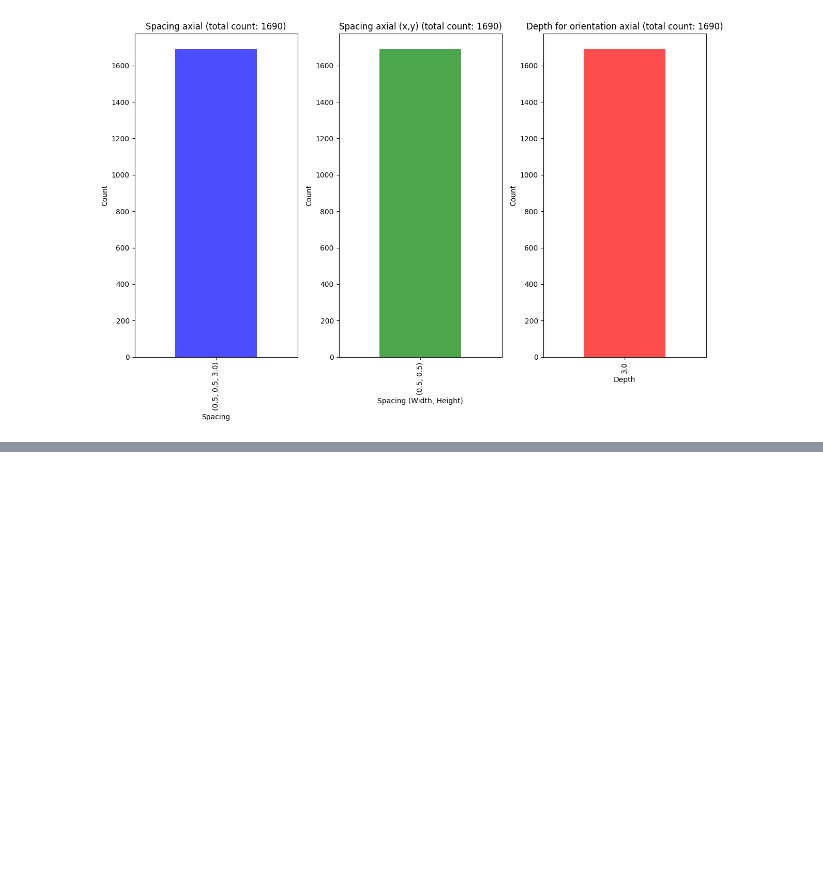
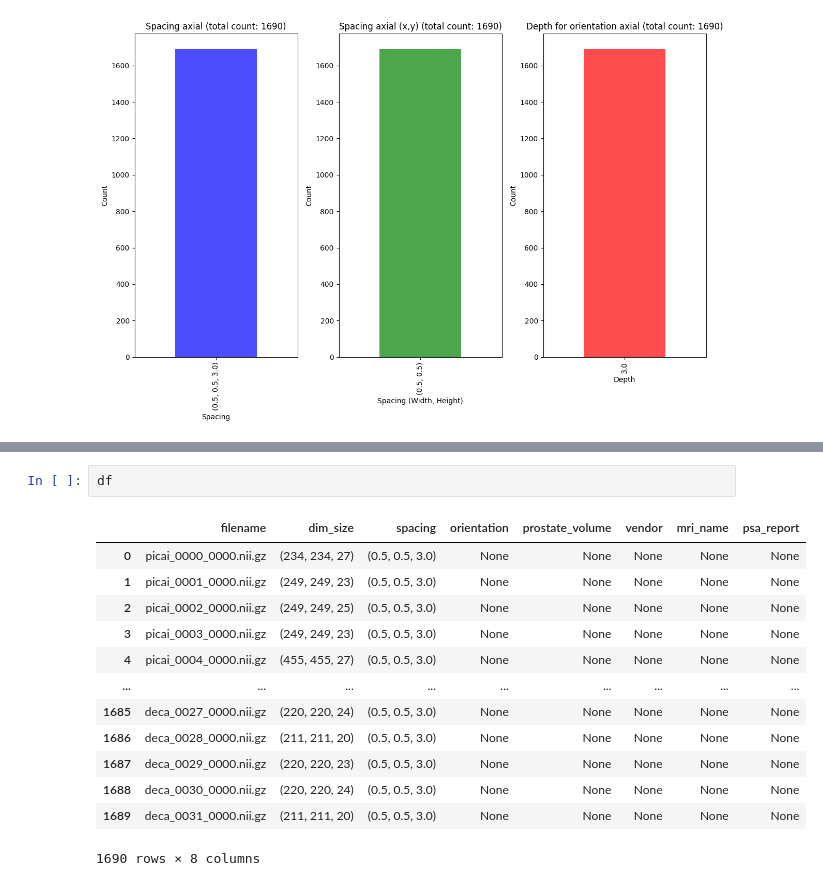
Before and after one commit to usbt0p/mri-prostate-segmentation-deeplearning, a Jupyter notebook: exploratoryAnalysis/explore_preprocessed.ipynb, the cells around one changed output, grey strips where cells are left out. Cells and saved outputs as stored; diff of their text form; blank space fills up the shorter version.

```diff
--- a/exploratoryAnalysis/explore_preprocessed.ipynb
+++ b/exploratoryAnalysis/explore_preprocessed.ipynb
@@ -246,0 +304,16 @@ interactive(children=(IntSlider(value=0, description='Slice Index', max=20), Out
+# %%
+df
+# %% [output]
+|  | filename | dim_size | spacing | orientation | prostate_volume | vendor | mri_name | psa_report |
+| 0 | picai_0000_0000.nii.gz | (234, 234, 27) | (0.5, 0.5, 3.0) | None | None | None | None | None |
+| 1 | picai_0001_0000.nii.gz | (249, 249, 23) | (0.5, 0.5, 3.0) | None | None | None | None | None |
+| 2 | picai_0002_0000.nii.gz | (249, 249, 25) | (0.5, 0.5, 3.0) | None | None | None | None | None |
+| 3 | picai_0003_0000.nii.gz | (249, 249, 23) | (0.5, 0.5, 3.0) | None | None | None | None | None |
+| 4 | picai_0004_0000.nii.gz | (455, 455, 27) | (0.5, 0.5, 3.0) | None | None | None | None | None |
+| ... | ... | ... | ... | ... | ... | ... | ... | ... |
+| 1685 | deca_0027_0000.nii.gz | (220, 220, 24) | (0.5, 0.5, 3.0) | None | None | None | None | None |
+| 1686 | deca_0028_0000.nii.gz | (211, 211, 20) | (0.5, 0.5, 3.0) | None | None | None | None | None |
+| 1687 | deca_0029_0000.nii.gz | (220, 220, 23) | (0.5, 0.5, 3.0) | None | None | None | None | None |
+| 1688 | deca_0030_0000.nii.gz | (220, 220, 24) | (0.5, 0.5, 3.0) | None | None | None | None | None |
+| 1689 | deca_0031_0000.nii.gz | (211, 211, 20) | (0.5, 0.5, 3.0) | None | None | None | None | None |
+1690 rows × 8 columns
```
Also changed, not shown: parts of 8 cells of this notebook, 2 other files.
